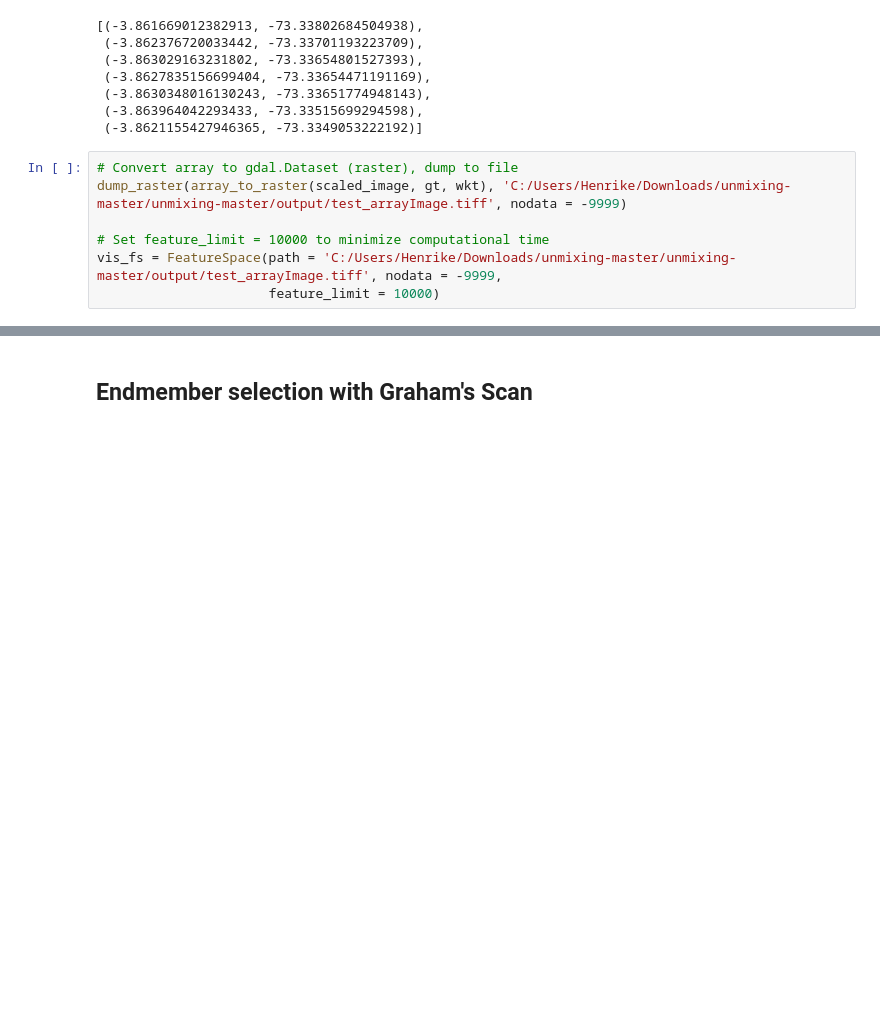
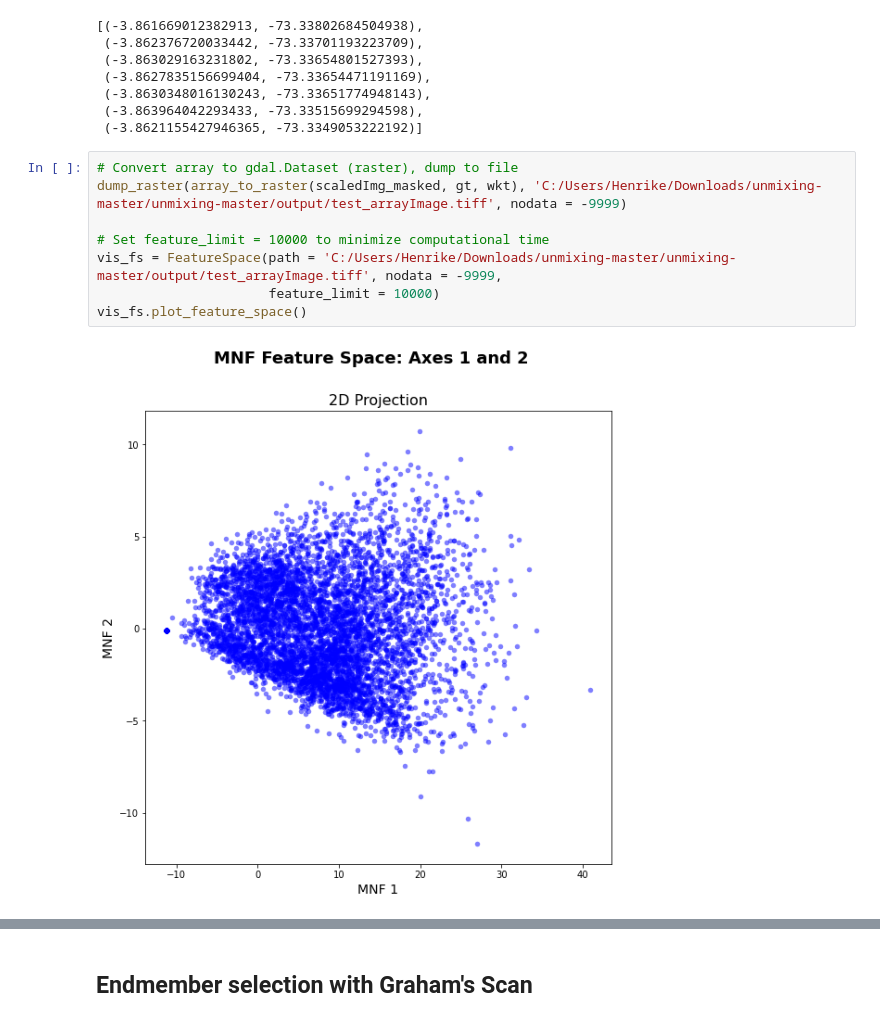
Before and after one commit to henriDierkes/SoftwareDev_Final, a Jupyter notebook: IntialTests.ipynb, the cells around one changed output, grey strips where cells are left out. Cells and saved outputs as stored; diff of their text form; blank space fills up the shorter version.

```diff
--- a/IntialTests.ipynb
+++ b/IntialTests.ipynb
@@ -180,11 +184,14 @@ pixel_to_xy(coords, gt = gt, wkt = wkt, dd = True)
  (-3.8621155427946365, -73.3349053222192)]
 # %%
 # Convert array to gdal.Dataset (raster), dump to file
-dump_raster(array_to_raster(scaled_image, gt, wkt), 'C:/Users/Henrike/Downloads/unmixing-master/unmixing-master/output/test_arrayImage.tiff', nodata = -9999)
+dump_raster(array_to_raster(scaledImg_masked, gt, wkt), 'C:/Users/Henrike/Downloads/unmixing-master/unmixing-master/output/test_arrayImage.tiff', nodata = -9999)
 
 # Set feature_limit = 10000 to minimize computational time
 vis_fs = FeatureSpace(path = 'C:/Users/Henrike/Downloads/unmixing-master/unmixing-master/output/test_arrayImage.tiff', nodata = -9999,
                       feature_limit = 10000)
+vis_fs.plot_feature_space()
+# %% [output]
+[figure, added]
 # %%
 %matplotlib inline
 %config InlineBackend.close_figures=False
```
Also changed, not shown: parts of 21 cells of this notebook.
